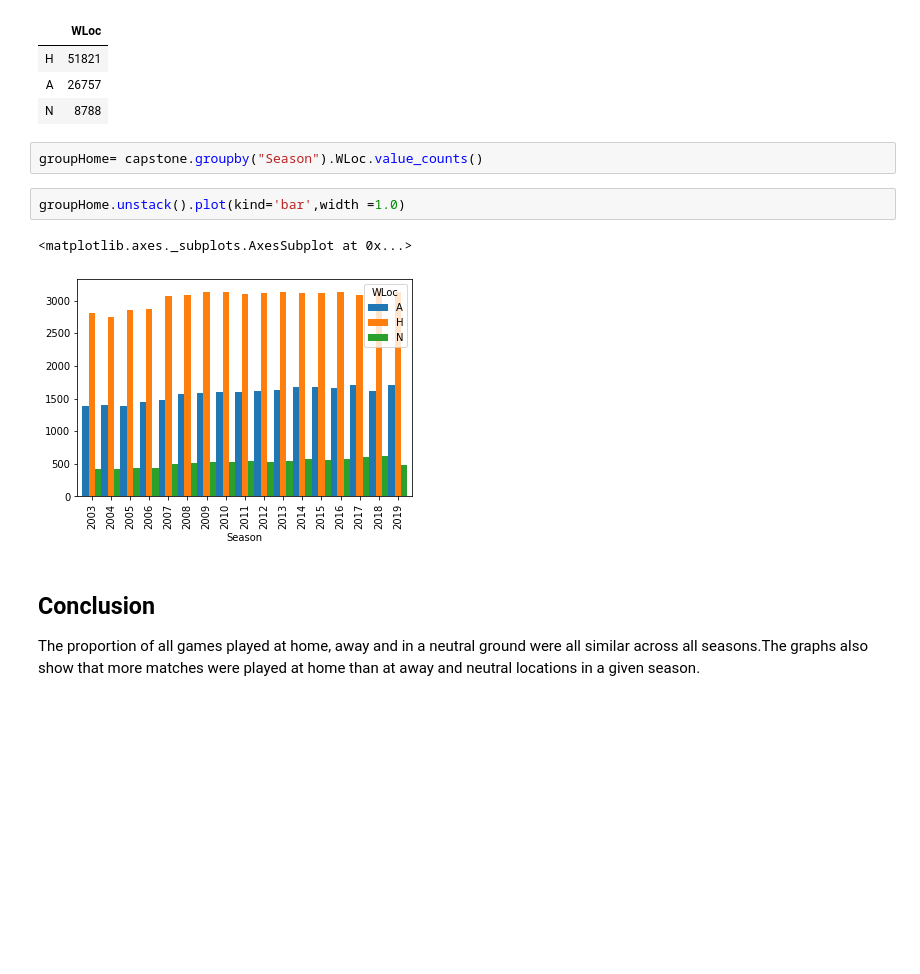
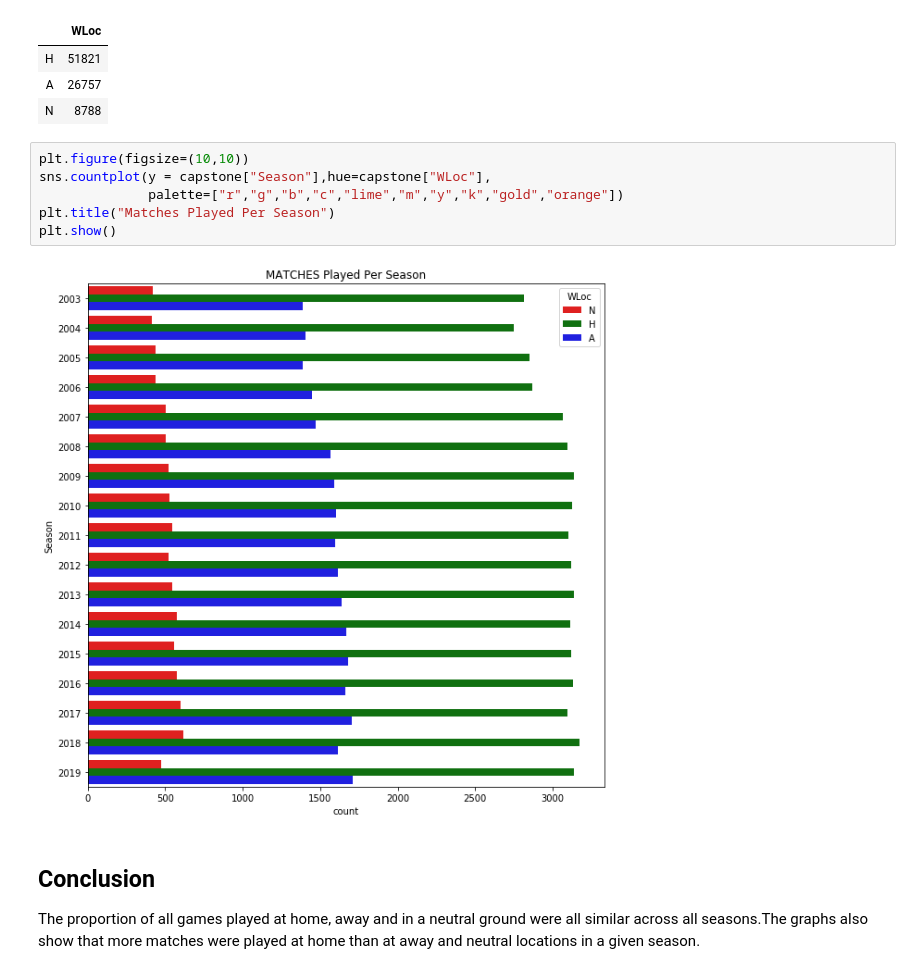
Before and after one commit to dreamtx01/Springboard, a Jupyter notebook: Storytellingpython.ipynb, the cells around one changed output. Cells and saved outputs as stored; diff of their text form; blank space fills up the shorter version.

```diff
--- a/Storytellingpython.ipynb
+++ b/Storytellingpython.ipynb
@@ -101,13 +97,14 @@ pd.DataFrame(capstone.WLoc.value_counts())
 | H | 51821 |
 | A | 26757 |
 | N | 8788 |
-# %%
-groupHome= capstone.groupby("Season").WLoc.value_counts()
-# %%
-groupHome.unstack().plot(kind='bar',width =1.0)
-# %% [output]
-<matplotlib.axes._subplots.AxesSubplot at 0x...>
-[figure, removed]
+# %%
+plt.figure(figsize=(10,10))
+sns.countplot(y = capstone["Season"],hue=capstone["WLoc"],
+              palette=["r","g","b","c","lime","m","y","k","gold","orange"])
+plt.title("Matches Played Per Season")
+plt.show()
+# %% [output]
+[figure, added]
 # %% [markdown]
 ## Conclusion
 The proportion of all games played at home, away and in a neutral ground were all similar across all seasons.The graphs also show that more matches were played at home than at away and neutral locations in a given season.
```
Also changed, not shown: parts of 14 cells of this notebook.
